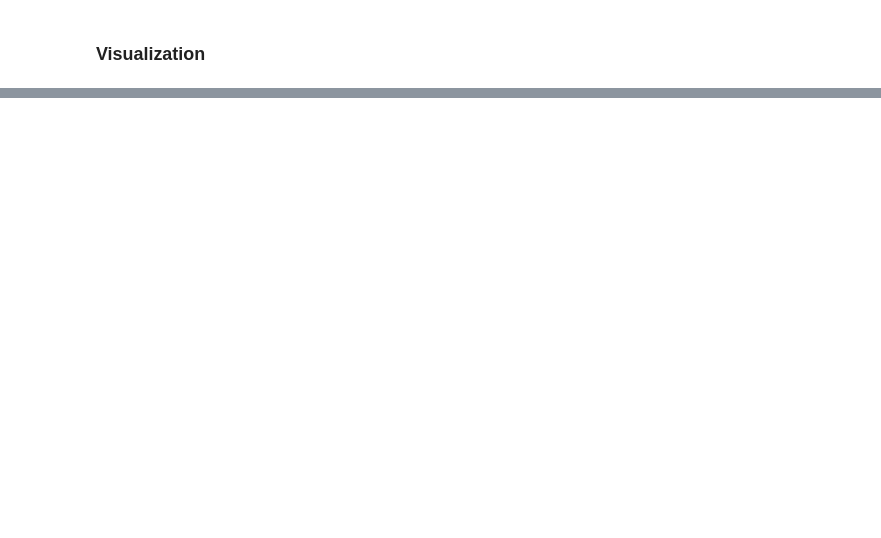
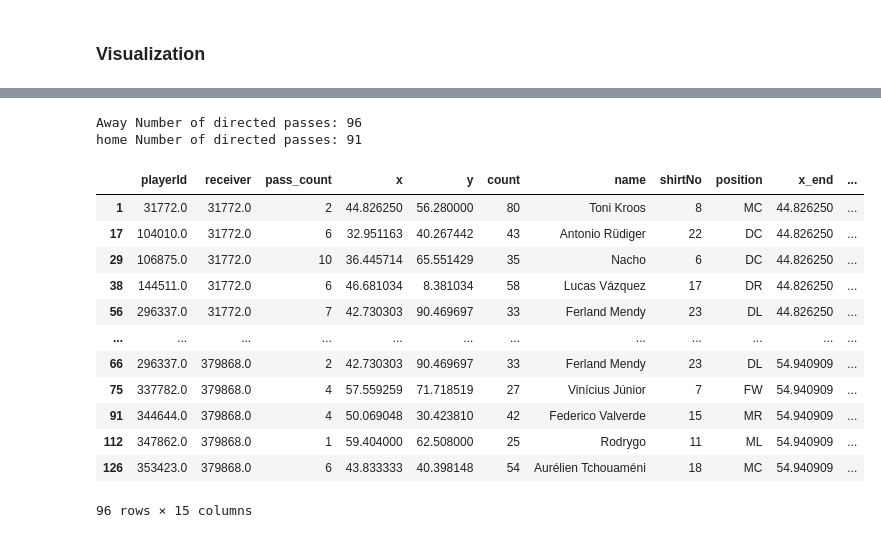
Before and after one commit to juanmarino15/futbolPlus, a Jupyter notebook: scraper/whoScoredScrape.ipynb, the cells around one changed output, grey strips where cells are left out. Cells and saved outputs as stored; diff of their text form; code cells hidden in the pictures; blank space fills up the shorter version.

```diff
--- a/scraper/whoScoredScrape.ipynb
+++ b/scraper/whoScoredScrape.ipynb
@@ -298,0 +383,61 @@ Name: 504417.0, dtype: object
+# %%
+import pandas as pd
+
+def get_directed_passes_between_df(team_id, passes_df, players_df):
+    # Filter for only team
+    passes_df = passes_df[passes_df["teamId"] == team_id]
+    # Filter passes where the outcomeType is "Successful"
+    passes_df = passes_df[passes_df["outcomeType"] == "Successful"]
+
+    # Filter for first eleven players
+    passes_df = passes_df.merge(players_df[["playerId", "isFirstEleven"]], on='playerId', how='left')
+    passes_df = passes_df[passes_df['isFirstEleven'] == True]
+
+
+
+    # Calculate mean positions for players
+    average_locs_and_count_df = passes_df.groupby('playerId').agg({'x': ['mean'], 'y': ['mean', 'count']})
+    average_locs_and_count_df.columns = ['x', 'y', 'count']
+    average_locs_and_count_df = average_locs_and_count_df.merge(players_df[['playerId', 'name', 'shirtNo', 'position']],
+                                                                on='playerId', how='left')
+    average_locs_and_count_df = average_locs_and_count_df.set_index('playerId')
+
+    # Get passes between each player
+    passes_between_df = passes_df.groupby(['playerId', 'receiver']).size().reset_index(name='pass_count')
+
+    # Merge player location data
+    passes_between_df = passes_between_df.merge(average_locs_and_count_df, left_on='playerId', right_index=True)
+    passes_between_df = passes_between_df.merge(average_locs_and_count_df, left_on='receiver', right_index=True,
+                                                suffixes=['', '_end'])
+
+    return passes_between_df, average_locs_and_count_df
+
+
+away_directed_passes_between_df, away_average_locs_and_count_df = get_directed_passes_between_df(away_team_id, successful_passes_df, players_df)
+away_directed_passes_between_df.head()
+away_num_directed_passes = len(away_directed_passes_between_df)
+print("Away Number of directed passes:", away_num_directed_passes)
+
+home_directed_passes_between_df, home_average_locs_and_count_df = get_directed_passes_between_df(home_team_id, successful_passes_df, players_df)
+home_directed_passes_between_df.head()
+home_num_directed_passes = len(home_directed_passes_between_df)
+print("home Number of directed passes:", home_num_directed_passes)
+# %% [output]
+Away Number of directed passes: 96
+home Number of directed passes: 91
+# %%
+away_directed_passes_between_df
+# %% [output]
+|  | playerId | receiver | pass_count | x | y | count | name | shirtNo | position | x_end | ... |
+| 1 | 31772.0 | 31772.0 | 2 | 44.826250 | 56.280000 | 80 | Toni Kroos | 8 | MC | 44.826250 | ... |
+| 17 | 104010.0 | 31772.0 | 6 | 32.951163 | 40.267442 | 43 | Antonio Rüdiger | 22 | DC | 44.826250 | ... |
+| 29 | 106875.0 | 31772.0 | 10 | 36.445714 | 65.551429 | 35 | Nacho | 6 | DC | 44.826250 | ... |
+| 38 | 144511.0 | 31772.0 | 6 | 46.681034 | 8.381034 | 58 | Lucas Vázquez | 17 | DR | 44.826250 | ... |
+| 56 | 296337.0 | 31772.0 | 7 | 42.730303 | 90.469697 | 33 | Ferland Mendy | 23 | DL | 44.826250 | ... |
+| ... | ... | ... | ... | ... | ... | ... | ... | ... | ... | ... | ... |
+| 66 | 296337.0 | 379868.0 | 2 | 42.730303 | 90.469697 | 33 | Ferland Mendy | 23 | DL | 54.940909 | ... |
+| 75 | 337782.0 | 379868.0 | 4 | 57.559259 | 71.718519 | 27 | Vinícius Júnior | 7 | FW | 54.940909 | ... |
+| 91 | 344644.0 | 379868.0 | 4 | 50.069048 | 30.423810 | 42 | Federico Valverde | 15 | MR | 54.940909 | ... |
+| 112 | 347862.0 | 379868.0 | 1 | 59.404000 | 62.508000 | 25 | Rodrygo | 11 | ML | 54.940909 | ... |
+| 126 | 353423.0 | 379868.0 | 6 | 43.833333 | 40.398148 | 54 | Aurélien Tchouaméni | 18 | MC | 54.940909 | ... |
+96 rows × 15 columns
```
Also changed, not shown: parts of 12 cells of this notebook, 2 other files.
